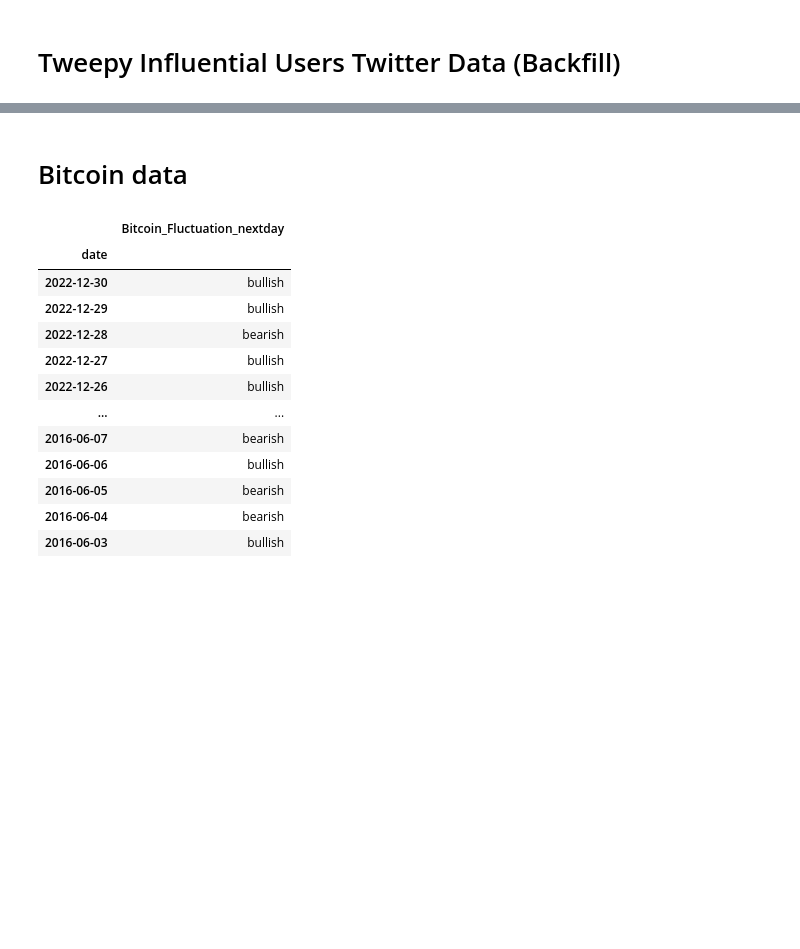
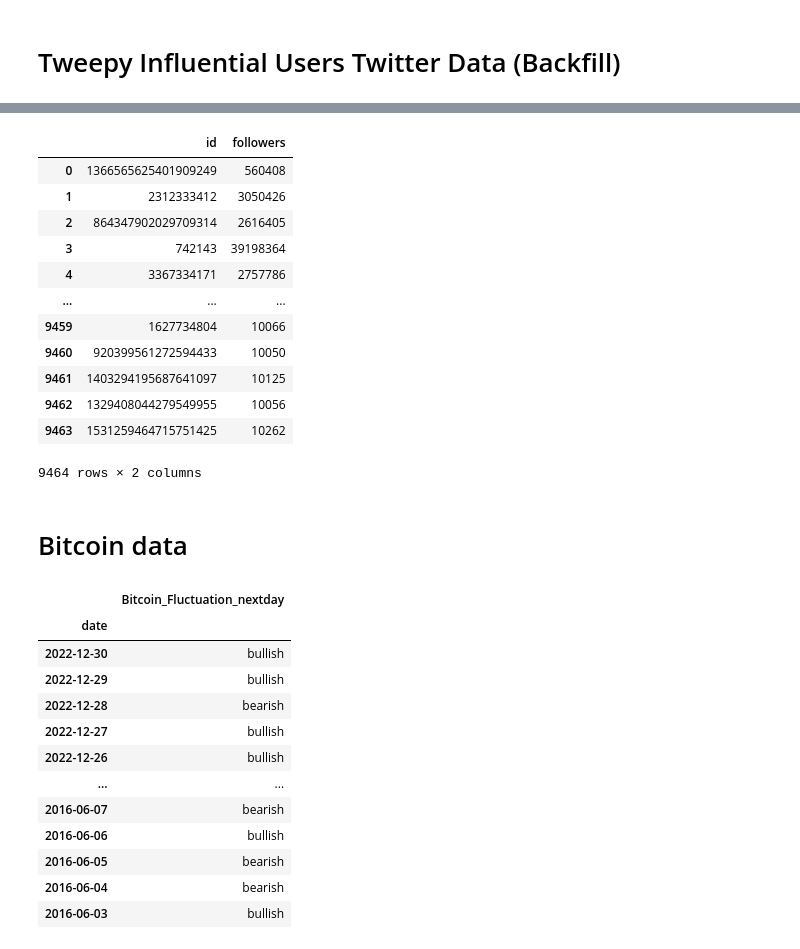
Before and after one commit to daniel-rdt/twitter_bitcoin_sentiment_ml, a Jupyter notebook: testing/tweets_preprocess.ipynb, the cells around one changed output, grey strips where cells are left out. Drawn from its saved outputs; the diff is of its cells as text; code cells hidden in the pictures; blank space fills up the shorter version.

```diff
--- a/testing/tweets_preprocess.ipynb
+++ b/testing/tweets_preprocess.ipynb
@@ -22,3 +28,19 @@ pd.read_csv("../../scraped_tweets/bitcoin_tweets_influential_users.csv", on_bad_
+# %%
+users_df
+# %% [output]
+|  | id | followers |
+| 0 | 1366565625401909249 | 560408 |
+| 1 | 2312333412 | 3050426 |
+| 2 | 864347902029709314 | 2616405 |
+| 3 | 742143 | 39198364 |
+| 4 | 3367334171 | 2757786 |
+| ... | ... | ... |
+| 9459 | 1627734804 | 10066 |
+| 9460 | 920399561272594433 | 10050 |
+| 9461 | 1403294195687641097 | 10125 |
+| 9462 | 1329408044279549955 | 10056 |
+| 9463 | 1531259464715751425 | 10262 |
+9464 rows × 2 columns
 # %% [markdown]
 # Bitcoin data
 # %%
```
Also changed, not shown: parts of 21 cells of this notebook, 4 other files.
